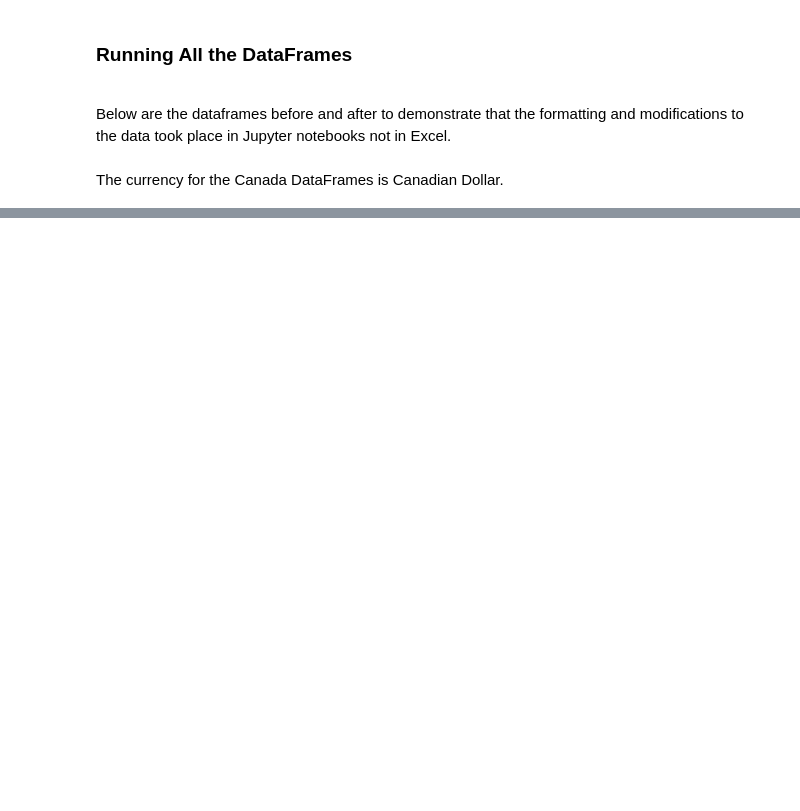
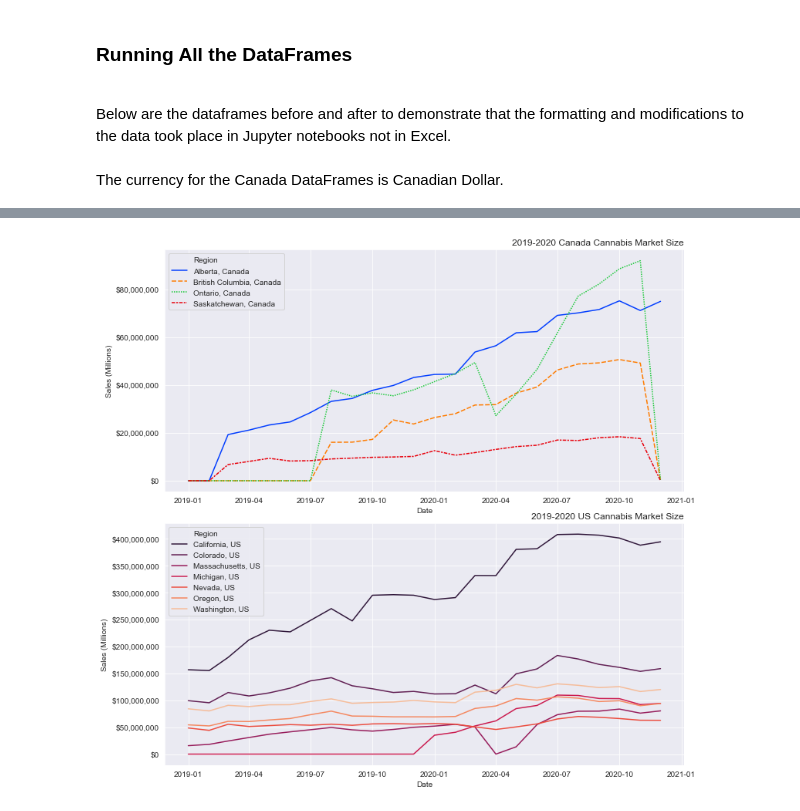
Before and after one commit to shadeetabasi/data-analysis-project-1, a Jupyter notebook: manny/Cannabis.ipynb, the cells around one changed output, grey strips where cells are left out. Cells and saved outputs as stored; diff of their text form; code cells hidden in the pictures; blank space fills up the shorter version.

Commit message:
Commit of final Cannabis notebook to manny branch

```diff
--- a/manny/Cannabis.ipynb
+++ b/manny/Cannabis.ipynb
@@ -352,0 +361,41 @@ plt.show()
+# %%
+#Group the market size datasets by Date & Region and sum up the Sales (M) for plotting
+rev = canada_market_size_rearr.groupby(["Date","Region"], as_index = False).sum()[["Region","Sales (Millions)","Date"]]
+us_rev = us_market_size_rearr.groupby(["Date","Region"], as_index = False).sum()[["Region","Sales (Millions)","Date"]]
+
+rev_category = canada_market_category_rearr.groupby(["Date", "Market Category","Region"], as_index = False).sum()[["Date", "Region", "Sales (Millions)", "Market Category"]]
+us_rev_category = us_market_category_rearr.groupby(["Date", "Market Category","Region"], as_index = False).sum()[["Date", "Region", "Average Sales", "Sales (Millions)", "Market Category"]]
+# %%
+#Set the grid style for the upcoming Seaborn plot
+sns.set_style(style="darkgrid")
+
+#Create a 2 by 1 subplot which allows the charts to display horizontally one on top of the other
+fig, (ax1, ax2) = plt.subplots(2,1, figsize = (10, 10))
+
+ax1.set_title("2019-2020 Canada Cannabis Market Size", loc = "right")
+ax2.set_title("2019-2020 US Cannabis Market Size", loc = "right")
+
+#Assign the Date columns from the market size datasets to their own variables
+x = rev["Date"]
+x1 = us_rev["Date"]
+
+#Format the yaxis so the ticks appeared in $,. currency
+fmt = '${x:,.0f}'
+tick = mtick.StrMethodFormatter(fmt)
+ax1.yaxis.set_major_formatter(tick)
+ax2.yaxis.set_major_formatter(tick)
+
+fig.tight_layout()
+
+#Create the linplot using seaborn.  Assigned the 2 markets their own color palette
+palette = sns.color_palette("bright", 4)
+size = sns.lineplot(data = rev, x="Date", y = "Sales (Millions)",
+                              hue = "Region", palette = palette,
+                              style = "Region", ax=ax1)
+
+us_palette = sns.color_palette("rocket", 7)
+us_size = sns.lineplot(data = us_rev, x="Date", y = "Sales (Millions)",
+                              hue = "Region", palette = us_palette,
+                              style = "Region", dashes=False, ax=ax2)
+# %% [output]
+[figure, added]
```
Also changed, not shown: parts of 19 cells of this notebook, 7 other files.
